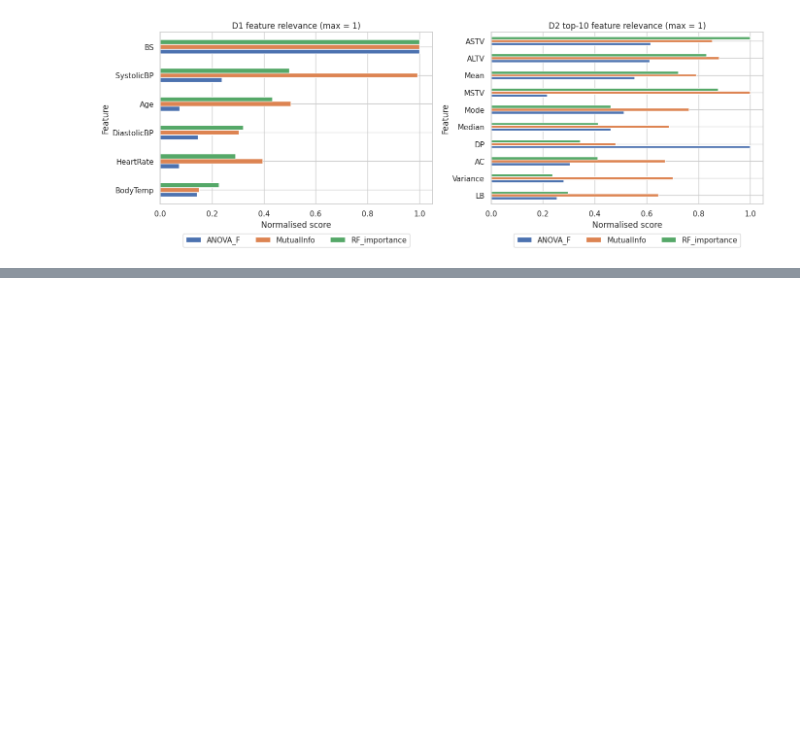
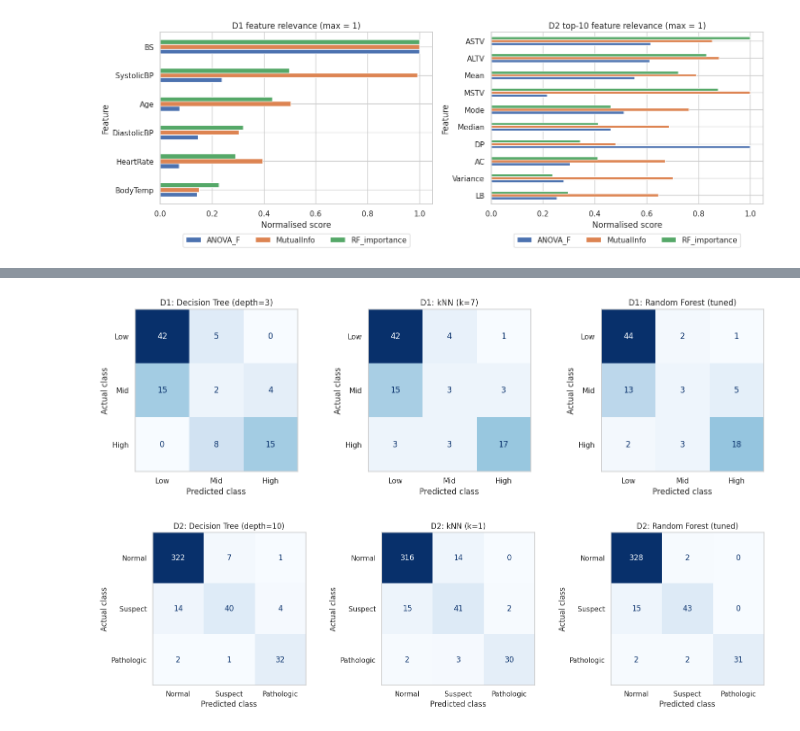
Before and after one commit to NN4010/F21DL---DMML---PG-GROUP10, a Jupyter notebook: notebooks/DMML_Group10.ipynb, the cells around one changed output, grey strips where cells are left out. Cells and saved outputs as stored; diff of their text form; code cells hidden in the pictures; blank space fills up the shorter version.

```diff
--- a/notebooks/DMML_Group10.ipynb
+++ b/notebooks/DMML_Group10.ipynb
@@ -433,0 +845,17 @@ LB          0.253       0.646          0.297      9.333
+# %%
+# [CELL 24] Confusion matrices (rows = actual class, columns = predicted class) for three models per dataset
+for dataset in ['D1', 'D2']:
+    S = SPLITS[dataset]
+    best = BEST_PARAMS[dataset]
+    models_to_plot = {f'Decision Tree (depth={best["depth"]})': FITTED[dataset][f'Decision Tree (depth={best["depth"]})'],
+                      f'kNN (k={best["k"]})': FITTED[dataset][f'kNN (k={best["k"]})'],
+                      'Random Forest (tuned)': TUNED[dataset]['Random Forest']}
+    fig, axes = plt.subplots(1, 3, figsize=(16, 4.5))
+    for ax, (model_name, model) in zip(axes, models_to_plot.items()):
+        ConfusionMatrixDisplay.from_predictions(S['y_test'], model.predict(S['X_test']), display_labels=S['classes'],
+                                                cmap='Blues', ax=ax, colorbar=False)
+        ax.set_title(f'{dataset}: {model_name}'); ax.set_xlabel('Predicted class'); ax.set_ylabel('Actual class'); ax.grid(False)
+    savefig(f'fig_{dataset}_confusion_matrices.png'); plt.show()
+# %% [output]
+[figure, added]
+[figure, added]
```
Also changed, not shown: parts of 25 cells of this notebook.
